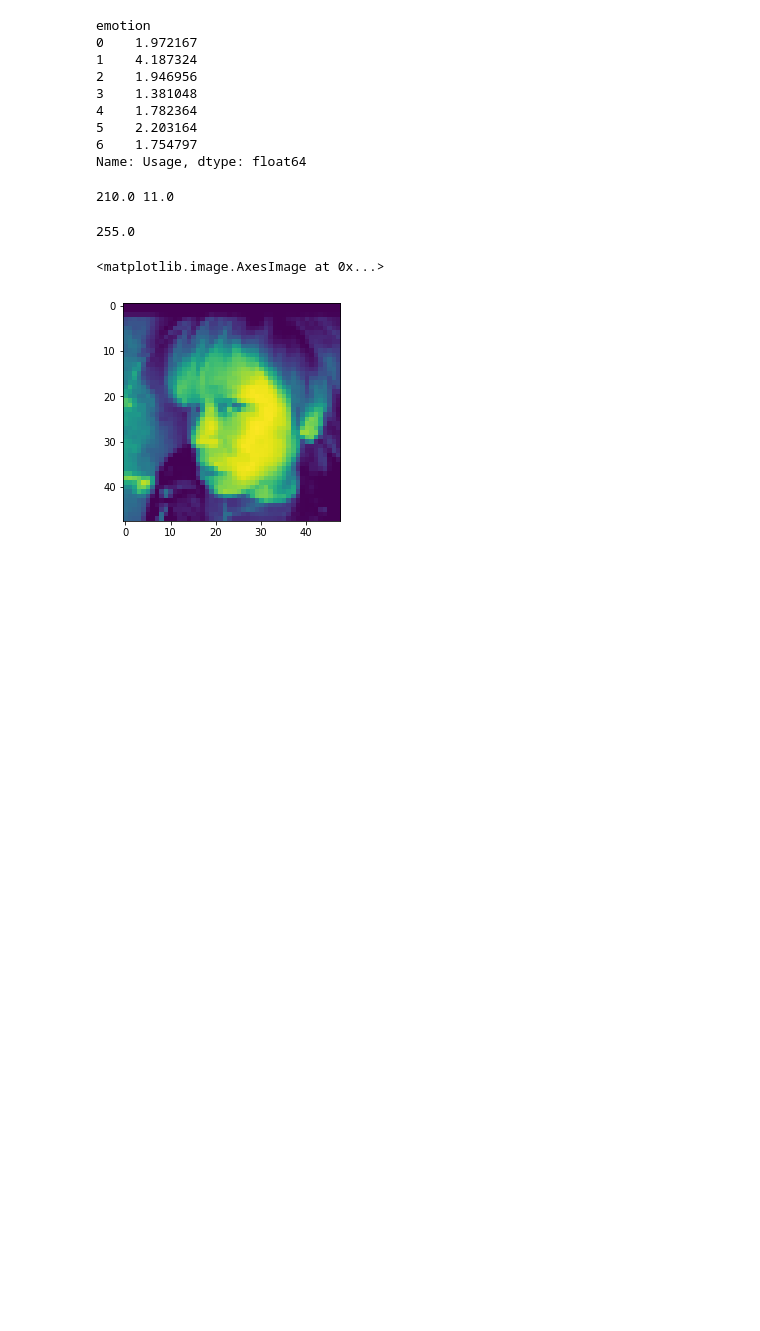
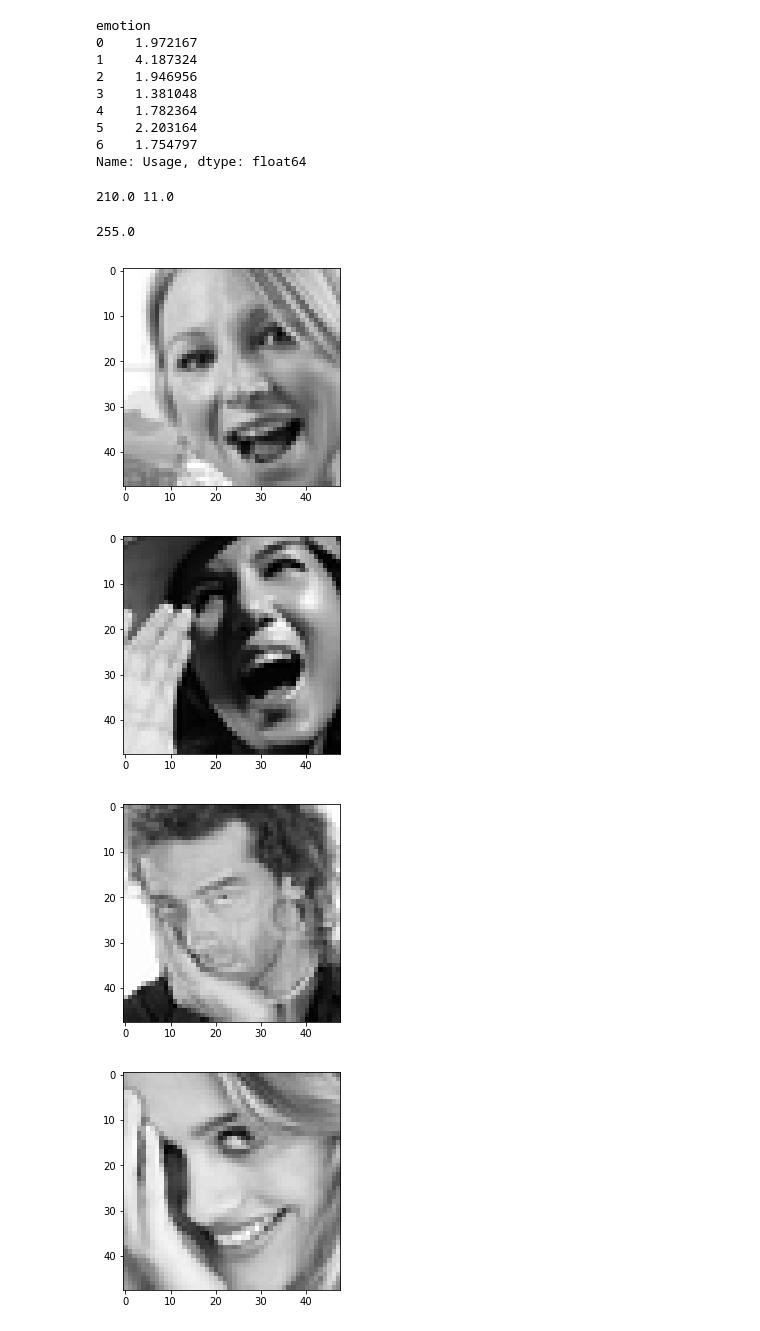
Before and after one commit to jostosh/Real-Time-Facial-Expression-Recognition-with-DeepLearning, a Jupyter notebook: notebooks/read_data.ipynb, the cells around one changed output. Drawn from its saved outputs; the diff is of its cells as text; code cells hidden in the pictures; blank space fills up the shorter version.

```diff
--- a/notebooks/read_data.ipynb
+++ b/notebooks/read_data.ipynb
@@ -75,8 +77,14 @@ ds_test = DataSet(train_x, train_y, 7)
 import pickle
 
 pickle.dump((train_x, train_y, test_x, test_y), open('/home/demo/anchormen/emotion-rec/data/preprocessed.p', 'wb'))
-# %%
-plt.imshow(train_x[89].reshape((48, 48)))
-# %% [output]
-<matplotlib.image.AxesImage at 0x...>
-[figure, removed]
+# %%
+#plt.imshow(train_x[89].reshape((48, 48)), cmap='gray')
+
+for i in np.random.randint(len(train_x), size=5):
+    plt.imshow(train_x[i].reshape((48, 48)), cmap='gray')
+    plt.show()
+# %% [output]
+[figure, added]
+[figure, added]
+[figure, added]
+[figure, added]
```
Also changed, not shown: parts of 2 cells of this notebook, 8 other files.
